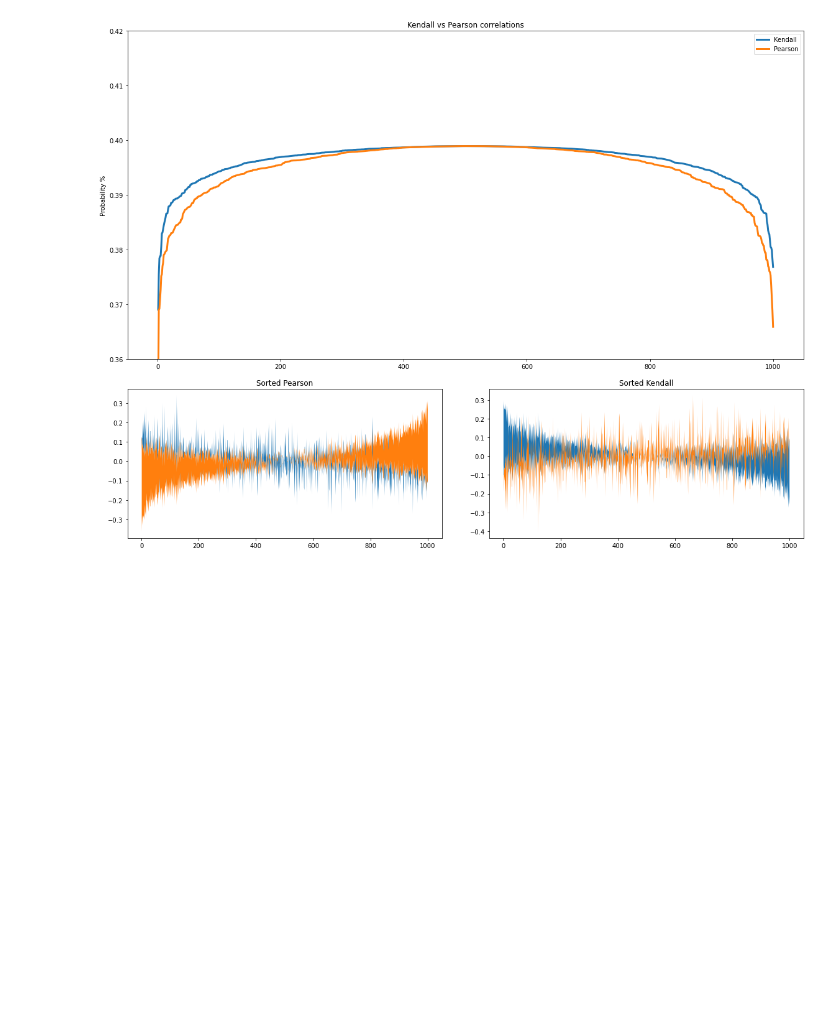
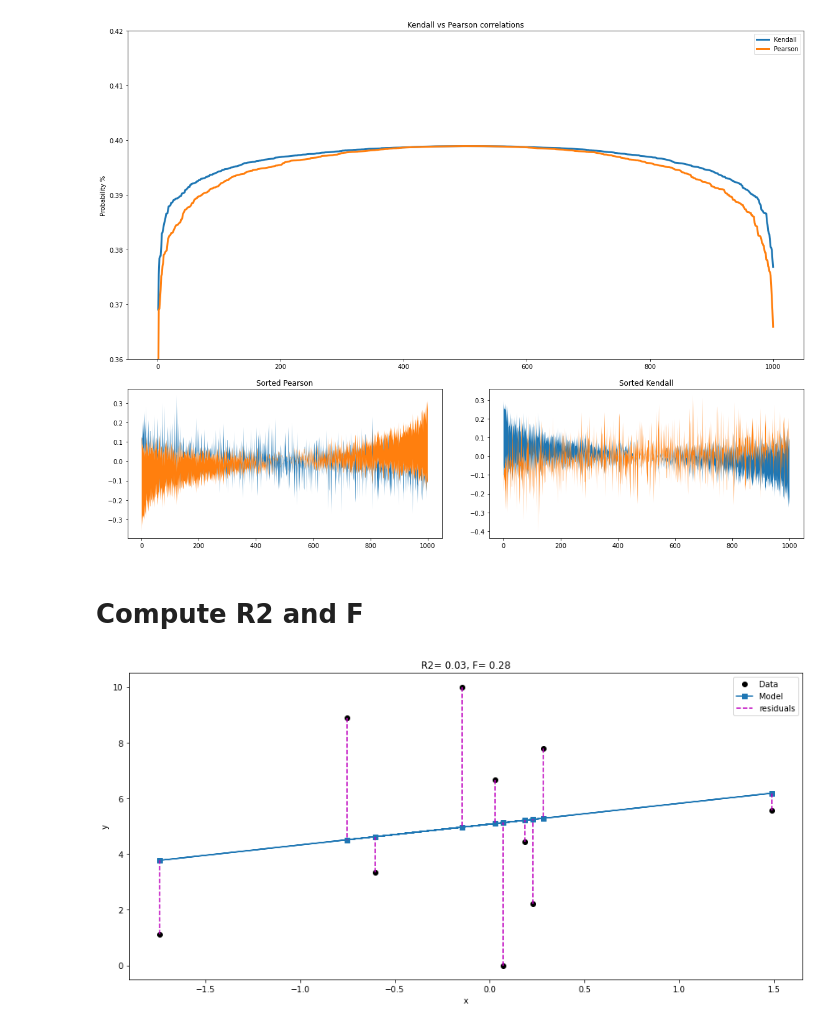
Before and after one commit to aurimas12/unsupervising-learning-task, a Jupyter notebook: notes.ipynb, the cells around one changed output. Drawn from its saved outputs; the diff is of its cells as text; code cells hidden in the pictures; blank space fills up the shorter version.

Commit message:
compute r2 and F

```diff
--- a/notes.ipynb
+++ b/notes.ipynb
@@ -811,3 +811,45 @@ f9_ax3.set_title('Sorted Kendall')
 plt.show()
 # %% [output]
 [figure]
+# %% [markdown]
+# Compute R2 and F
+# %%
+# generate data
+N=10
+x=np.random.randn(N)
+y=np.linspace(0,10,N)
+
+# design matrix
+desmat=np.vstack((np.ones(N),x)).T
+
+# compute regression parameters
+beta=np.linalg.lstsq(desmat,y,rcond=None)[0]
+
+# predict data values
+yHat=desmat@beta
+
+# R2 calculate
+SSe=np.sum((y-yHat)**2)
+SStotal=np.sum((y-np.mean(y))**2)
+r2=1-(SSe/SStotal)
+
+# calculate F
+k=len(beta)
+SSmodel=np.sum((yHat-np.mean(y))**2)
+F=(SSmodel/(k-1))/(SSe/(N-k))
+
+# plot
+fig,ax=plt.subplots(1,1,figsize=(15,7))
+plt.plot(x,y,'ko')
+plt.plot(x,yHat,'s-')
+
+for i in range(N):
+    plt.plot([x[i],x[i]],[y[i],yHat[i]],'m--')
+
+plt.title('R2= {0}, F= {1}'.format(round(r2,2),round(F,2)))
+plt.xlabel('x')
+plt.ylabel('y')
+plt.legend(('Data','Model','residuals'))
+plt.show()
+# %% [output]
+[figure, added]
```
